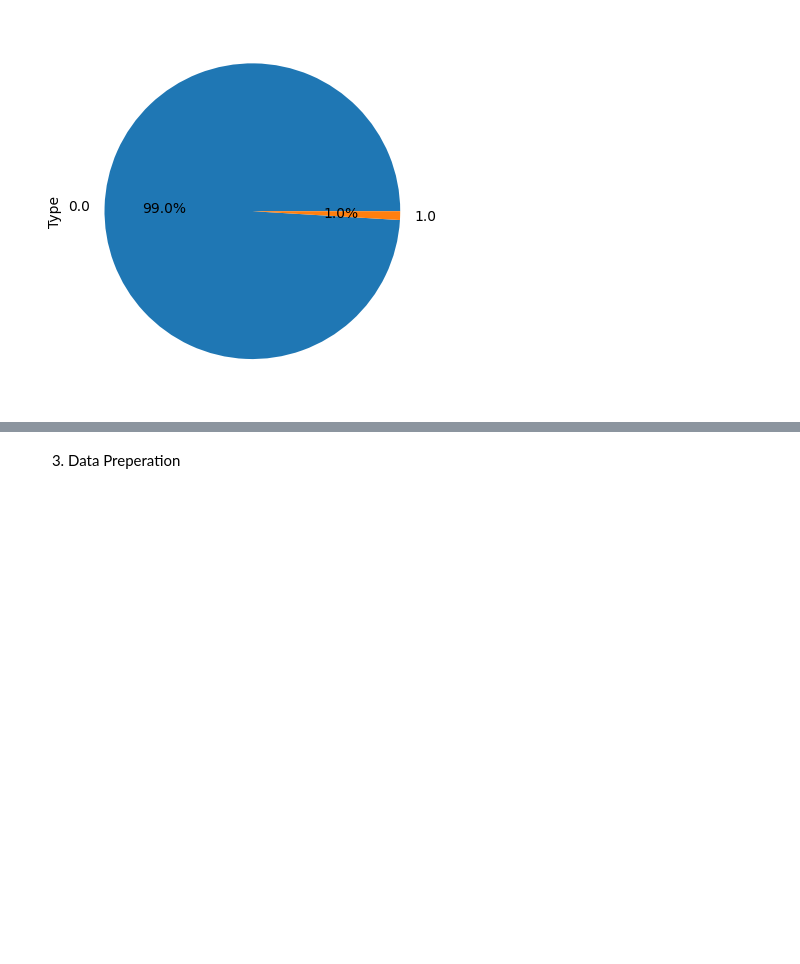
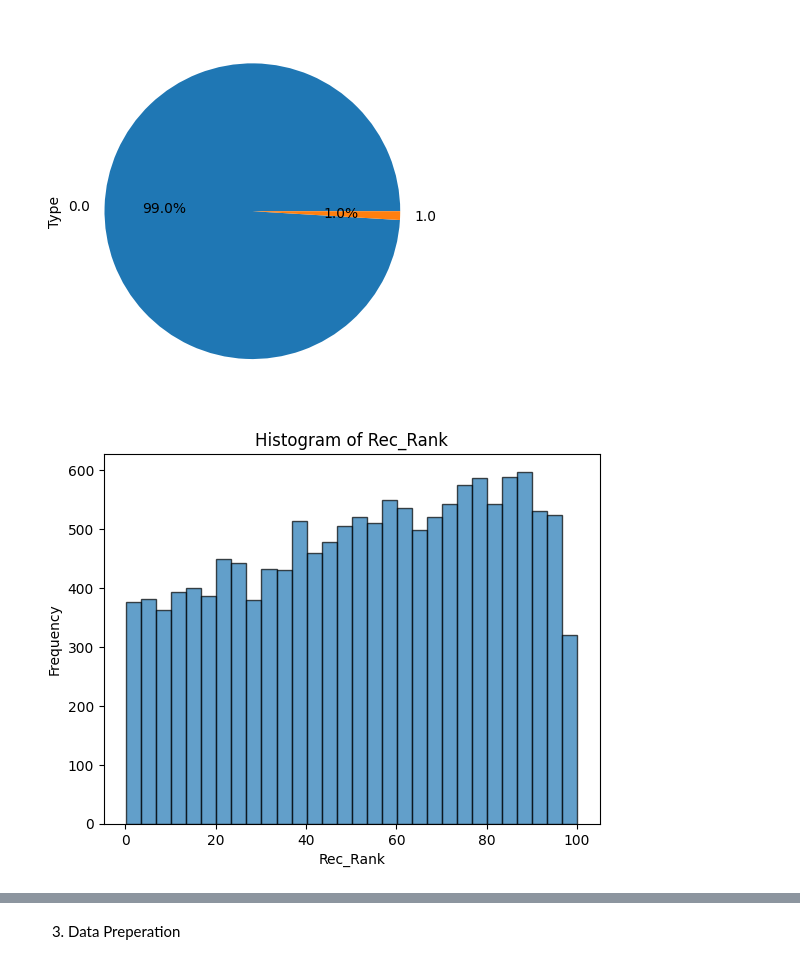
Before and after one commit to Paiynthalir/Kaggle1_NBADraft, a Jupyter notebook: notebooks/paiynthalir_nallamuthu-24715435-week4_EDA_DataProcessing.ipynb, the cells around one changed output, grey strips where cells are left out. Cells and saved outputs as stored; diff of their text form; code cells hidden in the pictures; blank space fills up the shorter version.

```diff
--- a/notebooks/paiynthalir_nallamuthu-24715435-week4_EDA_DataProcessing.ipynb
+++ b/notebooks/paiynthalir_nallamuthu-24715435-week4_EDA_DataProcessing.ipynb
@@ -180,3 +180,18 @@ df_train.groupby('drafted').size().plot(kind='pie',
 # %% [output]
 <Axes: ylabel='Type'>
 [figure]
+# %%
+#explore the REc_Rank column, since the meta data didn't describe of this column
+ftr_column = df_train["Rec_Rank"]
+# Plot a histogram using pandas
+ftr_column.plot(kind='hist', bins=30, edgecolor='black', alpha=0.7)
+
+# Add titles and labels for better readability
+plt.title('Histogram of Rec_Rank')
+plt.xlabel('Rec_Rank')
+plt.ylabel('Frequency')
+
+# Show the plot
+plt.show()
+# %% [output]
+[figure, added]
```
Also changed, not shown: parts of 21 cells of this notebook, 34 other files.
